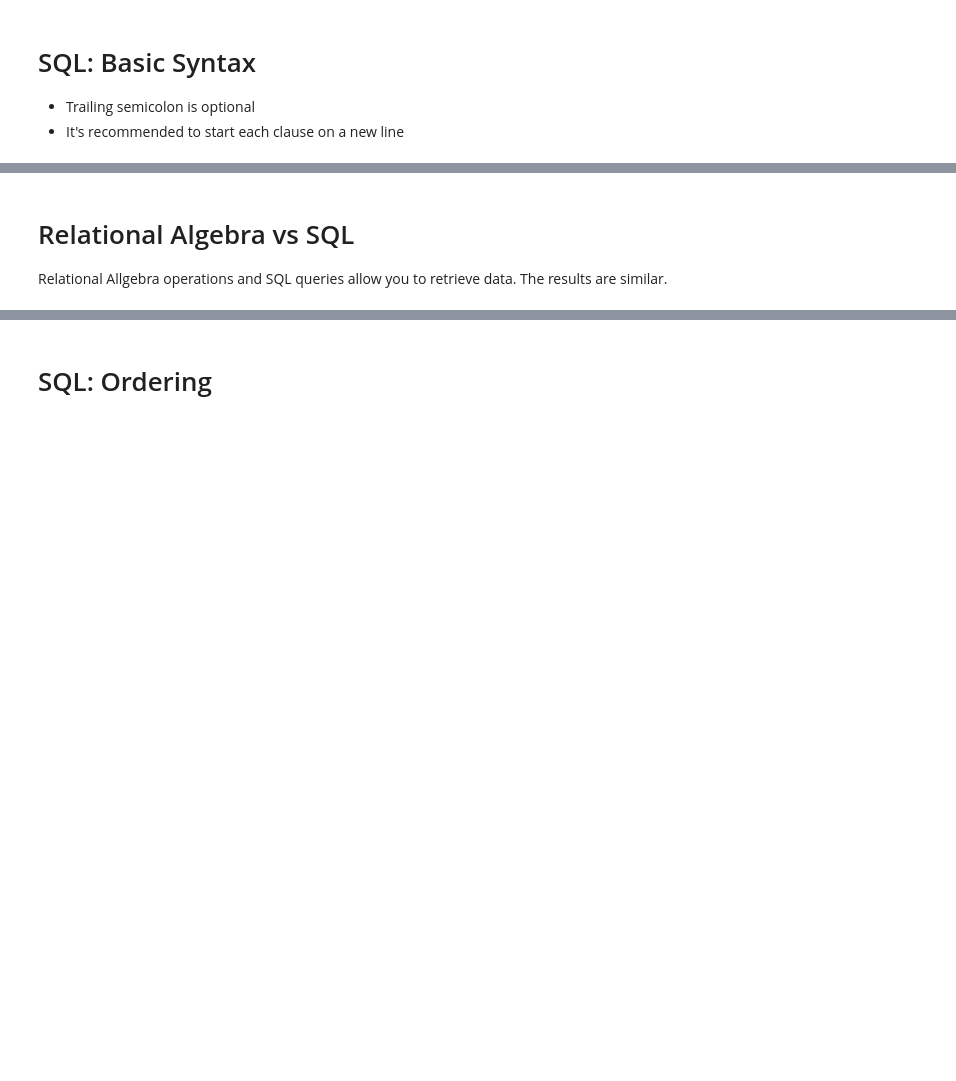
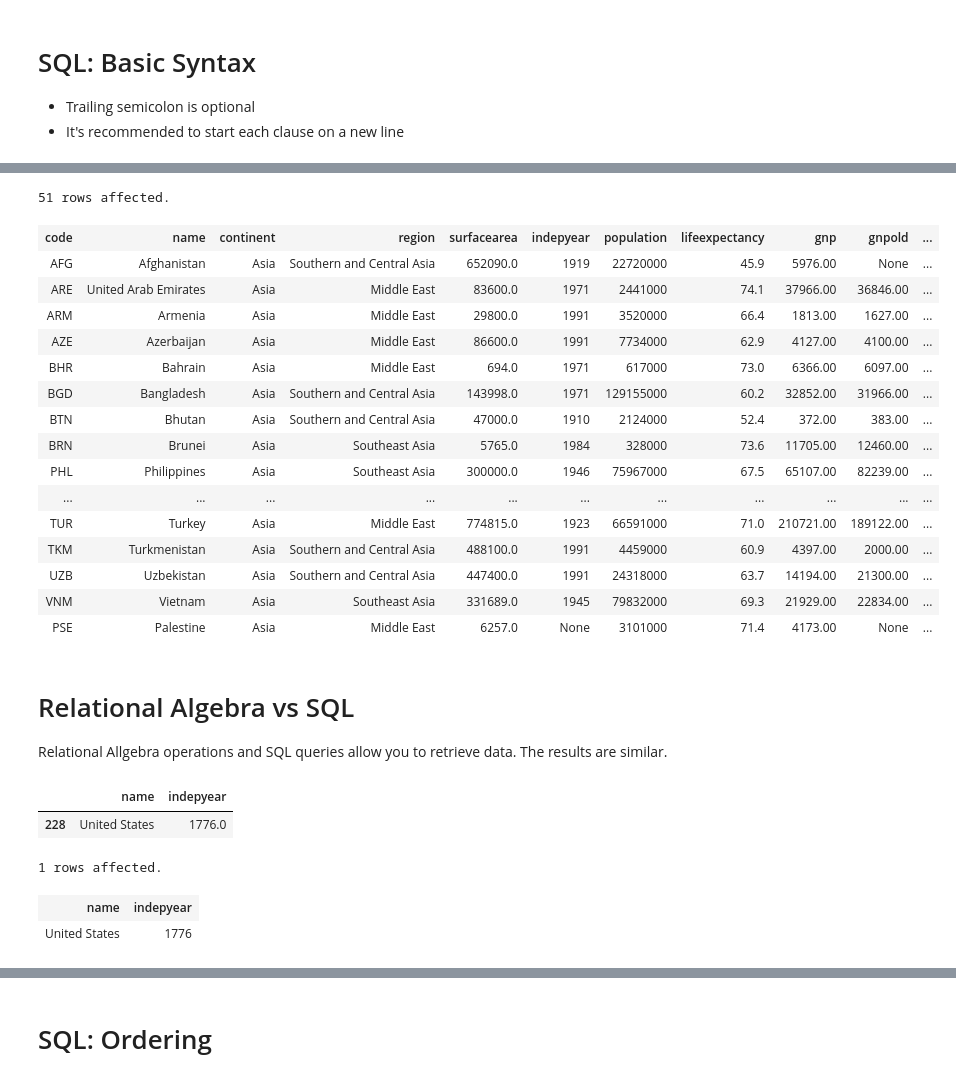
Before and after one commit to LutherCS/dmq-class-pub, a Jupyter notebook: Introduction.ipynb, the cells around one changed output, grey strips where cells are left out. Cells and saved outputs as stored; diff of their text form; code cells hidden in the pictures; blank space fills up the shorter version.

```diff
--- a/Introduction.ipynb
+++ b/Introduction.ipynb
@@ -151,3 +381,27 @@ postgres://yasiro01@localhost/world
+# %%
+%%sql
+
+select *
+from country
+where continent = 'Asia'
+# %% [output]
+51 rows affected.
+| code | name | continent | region | surfacearea | indepyear | population | lifeexpectancy | gnp | gnpold | ... |
+| AFG | Afghanistan | Asia | Southern and Central Asia | 652090.0 | 1919 | 22720000 | 45.9 | 5976.00 | None | ... |
+| ARE | United Arab Emirates | Asia | Middle East | 83600.0 | 1971 | 2441000 | 74.1 | 37966.00 | 36846.00 | ... |
+| ARM | Armenia | Asia | Middle East | 29800.0 | 1991 | 3520000 | 66.4 | 1813.00 | 1627.00 | ... |
+| AZE | Azerbaijan | Asia | Middle East | 86600.0 | 1991 | 7734000 | 62.9 | 4127.00 | 4100.00 | ... |
+| BHR | Bahrain | Asia | Middle East | 694.0 | 1971 | 617000 | 73.0 | 6366.00 | 6097.00 | ... |
+| BGD | Bangladesh | Asia | Southern and Central Asia | 143998.0 | 1971 | 129155000 | 60.2 | 32852.00 | 31966.00 | ... |
+| BTN | Bhutan | Asia | Southern and Central Asia | 47000.0 | 1910 | 2124000 | 52.4 | 372.00 | 383.00 | ... |
+| BRN | Brunei | Asia | Southeast Asia | 5765.0 | 1984 | 328000 | 73.6 | 11705.00 | 12460.00 | ... |
+| PHL | Philippines | Asia | Southeast Asia | 300000.0 | 1946 | 75967000 | 67.5 | 65107.00 | 82239.00 | ... |
+| ... | ... | ... | ... | ... | ... | ... | ... | ... | ... | ... |
+| TUR | Turkey | Asia | Middle East | 774815.0 | 1923 | 66591000 | 71.0 | 210721.00 | 189122.00 | ... |
+| TKM | Turkmenistan | Asia | Southern and Central Asia | 488100.0 | 1991 | 4459000 | 60.9 | 4397.00 | 2000.00 | ... |
+| UZB | Uzbekistan | Asia | Southern and Central Asia | 447400.0 | 1991 | 24318000 | 63.7 | 14194.00 | 21300.00 | ... |
+| VNM | Vietnam | Asia | Southeast Asia | 331689.0 | 1945 | 79832000 | 69.3 | 21929.00 | 22834.00 | ... |
+| PSE | Palestine | Asia | Middle East | 6257.0 | None | 3101000 | 71.4 | 4173.00 | None | ... |
 # %% [markdown]
 # Relational Algebra vs SQL
 
@@ -158,0 +409,15 @@ Relational Allgebra operations and SQL queries allow you to retrieve data. The r
+# %%
+country.query("name == 'United States'").project(['name', 'indepyear'])
+# %% [output]
+|  | name | indepyear |
+| 228 | United States | 1776.0 |
+# %%
+%%sql
+
+select name, indepyear
+from country
+where name = 'United States';
+# %% [output]
+1 rows affected.
+| name | indepyear |
+| United States | 1776 |
```
Also changed, not shown: parts of 33 cells of this notebook.
